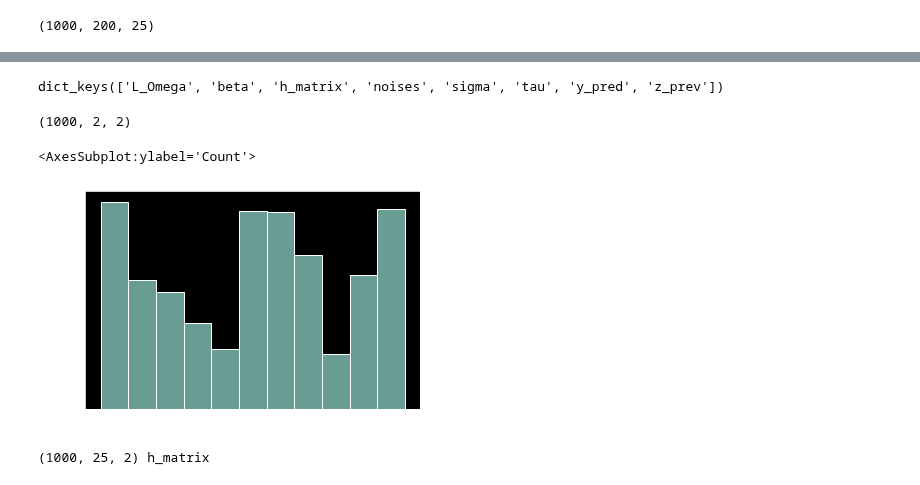
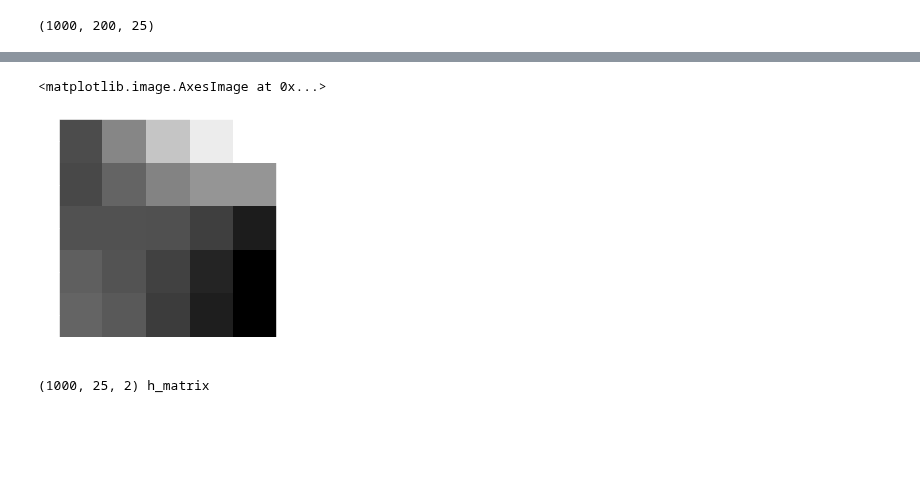
Before and after one commit to markusOlsen1/ModelBasedProject, a Jupyter notebook: main.ipynb, the cells around one changed output, grey strips where cells are left out. Drawn from its saved outputs; the diff is of its cells as text; code cells hidden in the pictures; blank space fills up the shorter version.

Commit message:
changed so saved samples

```diff
--- a/main.ipynb
+++ b/main.ipynb
@@ -305,19 +257,13 @@ plt.plot(mean_frame_base)
-# %%
-samples.keys()
-# %% [output]
-dict_keys(['L_Omega', 'beta', 'h_matrix', 'noises', 'sigma', 'tau', 'y_pred', 'z_prev'])
-# %%
-samples['h_matrix'].shape
-print(samples['beta'].shape)
-# %% [output]
-(1000, 2, 2)
-# %%
-beta = samples['beta']
-
-sns.histplot(beta[:,1,1])
-# %% [output]
-<AxesSubplot:ylabel='Count'>
-[figure, removed]
+# %%
+#Mean the samples:
+ys = data["y_pred"]
+mean_ys = ys.mean(axis=0)
+mean_ys = mean_ys.reshape(mean_ys.shape[0],5,5)
+# %%
+plt.imshow(mean_ys[0],cmap="gray")
+# %% [output]
+<matplotlib.image.AxesImage at 0x...>
+[figure, added]
 # %%
 import seaborn as sns
 nodes = ["h_matrix", "tau","beta"]
```
Also changed, not shown: parts of 8 cells of this notebook.
